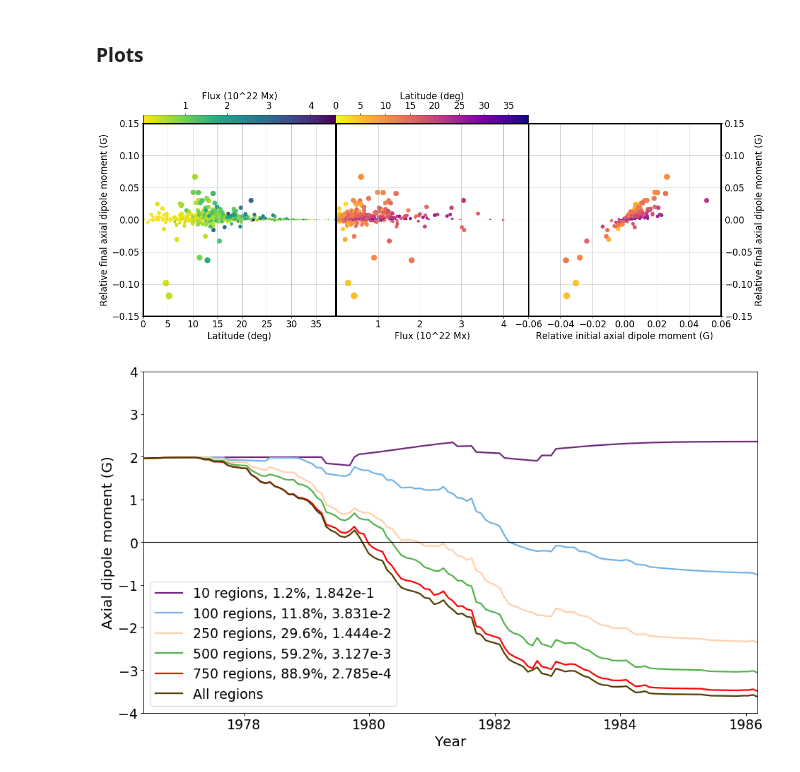
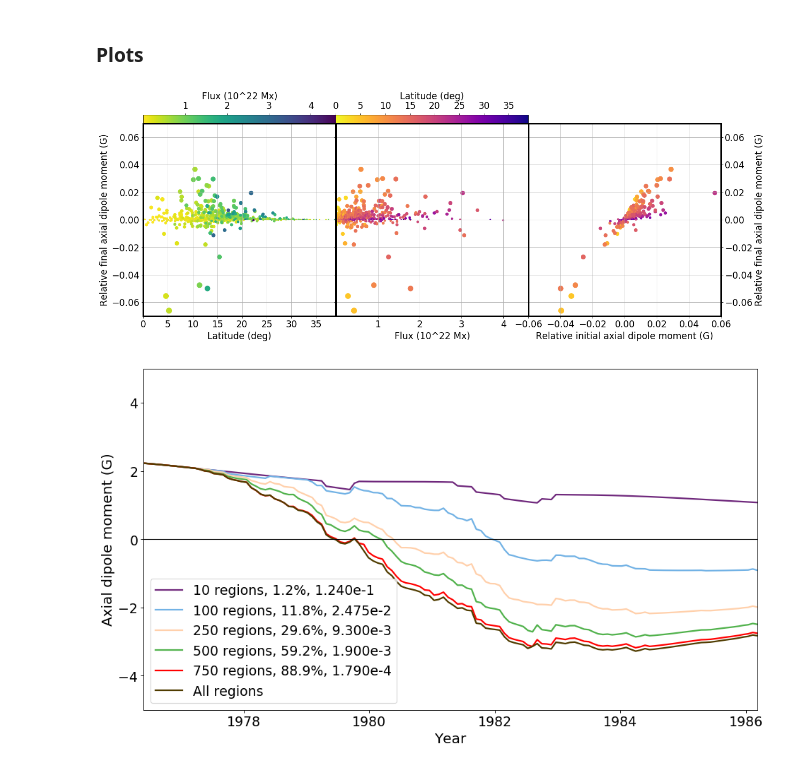
Before and after one commit to twhitbread/python-scatter, a Jupyter notebook: pythonscatter_c21.ipynb, the cells around one changed output. Saved outputs shown, nothing was run; the diff lists cells and outputs as text; code cells hidden in the pictures.

```diff
--- a/pythonscatter_c21.ipynb
+++ b/pythonscatter_c21.ipynb
@@ -20,16 +20,16 @@ font = {'family': 'sans-serif',
 plt.rc('font', **font)
 
 
-A = np.fromfile('axcollect_correct_c21.dat',dtype=np.float32)
+A = np.fromfile('axcollect_c21_realinit_decay.dat',dtype=np.float32)
 A = A.reshape(844,132)
 
-N = np.fromfile('npole_correct_c21.dat',dtype=np.float32)
+N = np.fromfile('npole_c21_realinit_decay.dat',dtype=np.float32)
 N = N.reshape(844,132)
 
-S = np.fromfile('spole_correct_c21.dat',dtype=np.float32)
+S = np.fromfile('spole_c21_realinit_decay.dat',dtype=np.float32)
 S = S.reshape(844,132)
 
-axdipole2 = np.fromfile('axdipole2_c21.dat',dtype=np.float32)
+axdipole2 = np.fromfile('axdipole2_c21_realinit_decay.dat',dtype=np.float32)
 
 start = []
 start_npole = []
@@ -89,9 +89,9 @@ thresh_spole = 2.4e-2;
 #reg_percent_spole = strong_spole.size/844*100;
 #print(reg_percent_spole)
 
-initflux = np.fromfile('initflux_collect_c21.dat',dtype=np.float32)
-initflux2 = np.fromfile('initflux2_collect_c21.dat',dtype=np.float32)
-reg_lat = np.fromfile('reg_lat_collect_c21.dat',dtype=np.float32)
+initflux = np.fromfile('initflux_c21_realinit_decay.dat',dtype=np.float32)
+initflux2 = np.fromfile('initflux2_c21_realinit_decay.dat',dtype=np.float32)
+reg_lat = np.fromfile('reg_lat_c21_realinit_decay.dat',dtype=np.float32)
 
 a = [(initflux),(initflux2),(reg_lat),(start),(final_rel),(begin),(begin),(begin_rel),(final)]
 a = np.asarray(a)
@@ -168,7 +168,6 @@ ax2 = fig.add_axes([ppadh+pxx/fszh, ppadv, pxx/fszh, pxy/fszv], sharey=ax1)
 ax2.scatter(abs(c[1])/1e22,c[4],szf*np.sqrt(abs(c[4])),abs(c[2]),cmap='plasma_r',vmin=lat1,vmax=lat2)
 ax2.set_xlabel('Flux (10^22 Mx)')
 ax2.set_xlim(fl1,fl2)
-ax2.set_ylim(-0.1,0.1)
 
 #ax2.set_title('Coloured by time, sized by RFADM')
 ax2.grid()
@@ -188,7 +187,7 @@ ax3.yaxis.set_label_position('right')
 ax3.set_ylabel('Relative final axial dipole moment (G)')
 
 # Setting Vertical Axis
-ax1.set_ylim(-0.15,0.15)
+ax1.set_ylim(-0.07,0.07)
 
 
 
@@ -233,39 +232,39 @@ ax3.spines['left'].set_linewidth(3)
 
 #plt.savefig('/home/grads/xsxs53/Documents/phd/Papers/regions_axd/c21_3panel.eps', format='eps', dpi=300,bbox_inches='tight')
 # %% [output]
-[figure, old version]
+[figure, new version]
 # %%
 brown = (80/255,60/255,0)
 green = (81/255,178/255,76/255)
 blue = (114/255,178/255,229/255)
 purple = (111/255,40/255,124/255)
 peach = (1,208/255,171/255)
 
 timeyear = (np.arange(1,133)*27.27+121)/365.25+1976
 
-axdipole_10 = np.fromfile('axdipole_10_c21.dat',dtype=np.float32)
-axdipole_100 = np.fromfile('axdipole_100_c21.dat',dtype=np.float32)
-axdipole_250 = np.fromfile('axdipole_250_c21.dat',dtype=np.float32)
-axdipole_500 = np.fromfile('axdipole_500_c21.dat',dtype=np.float32)
-axdipole_750 = np.fromfile('axdipole_750_c21.dat',dtype=np.float32)
+axdipole_10 = np.fromfile('axdipole_10_c21_realinit_decay.dat',dtype=np.float32)
+axdipole_100 = np.fromfile('axdipole_100_c21_realinit_decay.dat',dtype=np.float32)
+axdipole_250 = np.fromfile('axdipole_250_c21_realinit_decay.dat',dtype=np.float32)
+axdipole_500 = np.fromfile('axdipole_500_c21_realinit_decay.dat',dtype=np.float32)
+axdipole_750 = np.fromfile('axdipole_750_c21_realinit_decay.dat',dtype=np.float32)
 
 fig2 = plt.figure(figsize=(14,8), dpi= 80, facecolor='w', edgecolor='k')
-plt.plot(timeyear,axdipole_10,color=purple,lw=2,label='10 regions, 1.2%, 1.842e-1')
-plt.plot(timeyear,axdipole_100,color=blue,lw=2,label='100 regions, 11.8%, 3.831e-2')
-plt.plot(timeyear,axdipole_250,color=peach,lw=2,label='250 regions, 29.6%, 1.444e-2')
-plt.plot(timeyear,axdipole_500,color=green,lw=2,label='500 regions, 59.2%, 3.127e-3')
-plt.plot(timeyear,axdipole_750,'red',lw=2,label='750 regions, 88.9%, 2.785e-4')
+plt.plot(timeyear,axdipole_10,color=purple,lw=2,label='10 regions, 1.2%, 1.240e-1')
+plt.plot(timeyear,axdipole_100,color=blue,lw=2,label='100 regions, 11.8%, 2.475e-2')
+plt.plot(timeyear,axdipole_250,color=peach,lw=2,label='250 regions, 29.6%, 9.300e-3')
+plt.plot(timeyear,axdipole_500,color=green,lw=2,label='500 regions, 59.2%, 1.900e-3')
+plt.plot(timeyear,axdipole_750,'red',lw=2,label='750 regions, 88.9%, 1.790e-4')
 plt.plot(timeyear,axdipole2,color=brown,lw=2,label='All regions')
 plt.plot((timeyear[0],timeyear[131]), (0, 0), 'k-',lw=1)
 plt.xlim(timeyear[0],timeyear[131])
-plt.ylim(-4,4)
+plt.ylim(-5,5)
 plt.xlabel('Year',fontsize=18)
 plt.ylabel('Axial dipole moment (G)',fontsize=18)
 plt.legend()
 plt.show()
 
 #plt.savefig('/home/grads/xsxs53/Documents/phd/Papers/regions_axd/c21_5profiles.eps', format='eps', dpi=300,bbox_inches='tight')
 # %% [output]
-[figure, old version]
+[figure, new version]
 # %%
 fig2 = plt.figure(figsize=(18,8), dpi= 80, facecolor='w', edgecolor='k')
```
Also changed, not shown: parts of 2 cells of this notebook, 33 other files.
